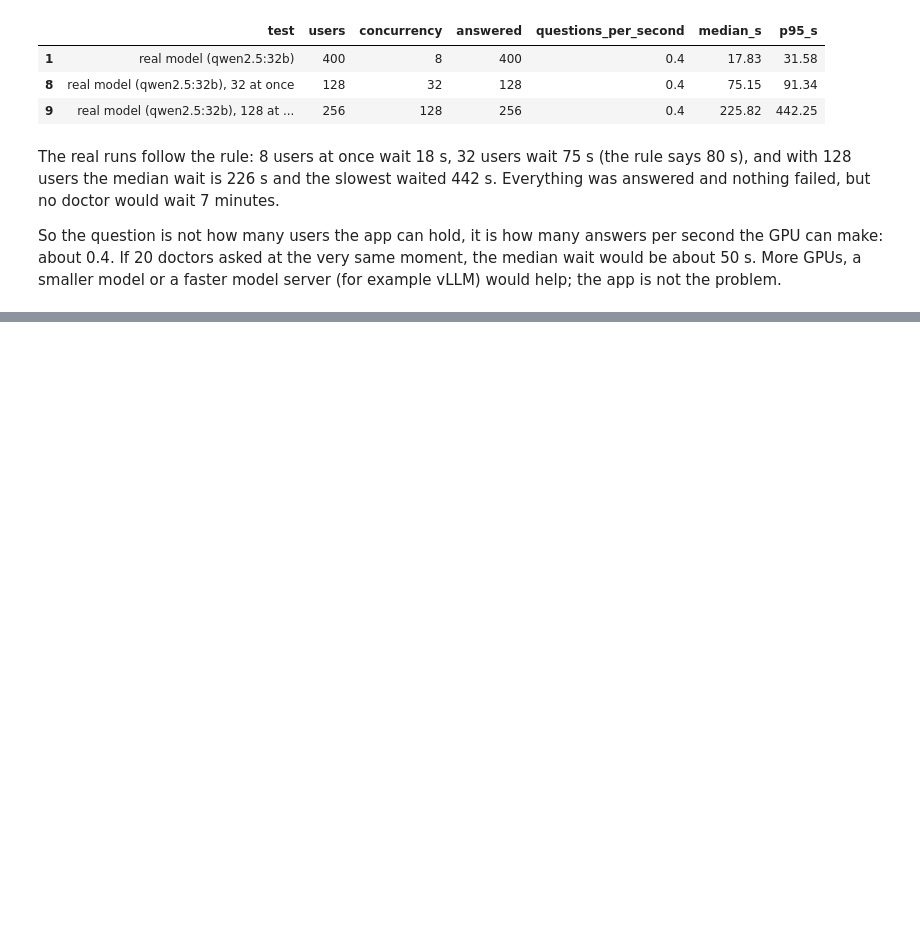
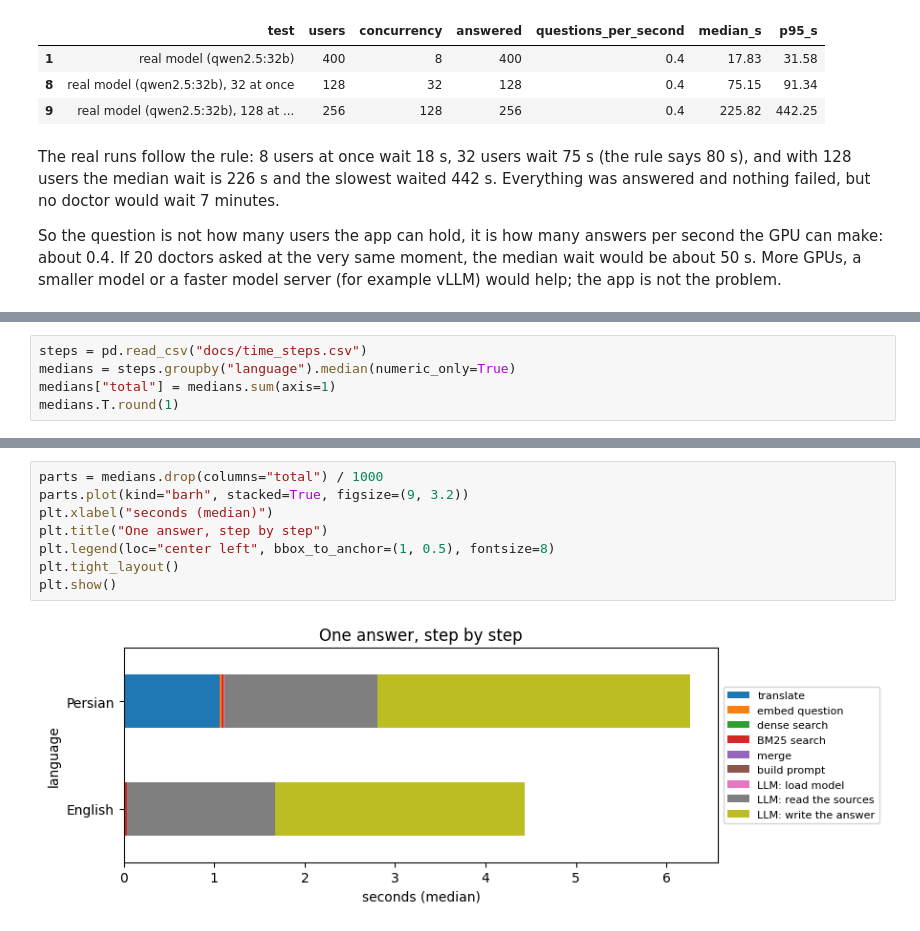
Before and after one commit to payamfirouzfar/namazi-rag, a Jupyter notebook: walkthrough.ipynb, the cells around one changed output, grey strips where cells are left out. Saved outputs shown, nothing was run; the diff lists cells and outputs as text; blank space fills up the shorter version.

```diff
--- a/walkthrough.ipynb
+++ b/walkthrough.ipynb
@@ -862,0 +954,5 @@ the median wait would be about 50 s. More GPUs, a smaller model or a faster mode
+# %%
+steps = pd.read_csv("docs/time_steps.csv")
+medians = steps.groupby("language").median(numeric_only=True)
+medians["total"] = medians.sum(axis=1)
+medians.T.round(1)
@@ -862,0 +971,10 @@ the median wait would be about 50 s. More GPUs, a smaller model or a faster mode
+# %%
+parts = medians.drop(columns="total") / 1000
+parts.plot(kind="barh", stacked=True, figsize=(9, 3.2))
+plt.xlabel("seconds (median)")
+plt.title("One answer, step by step")
+plt.legend(loc="center left", bbox_to_anchor=(1, 0.5), fontsize=8)
+plt.tight_layout()
+plt.show()
+# %% [output]
+[figure, added]
```
Also changed, not shown: parts of 20 cells of this notebook, 26 other files.
